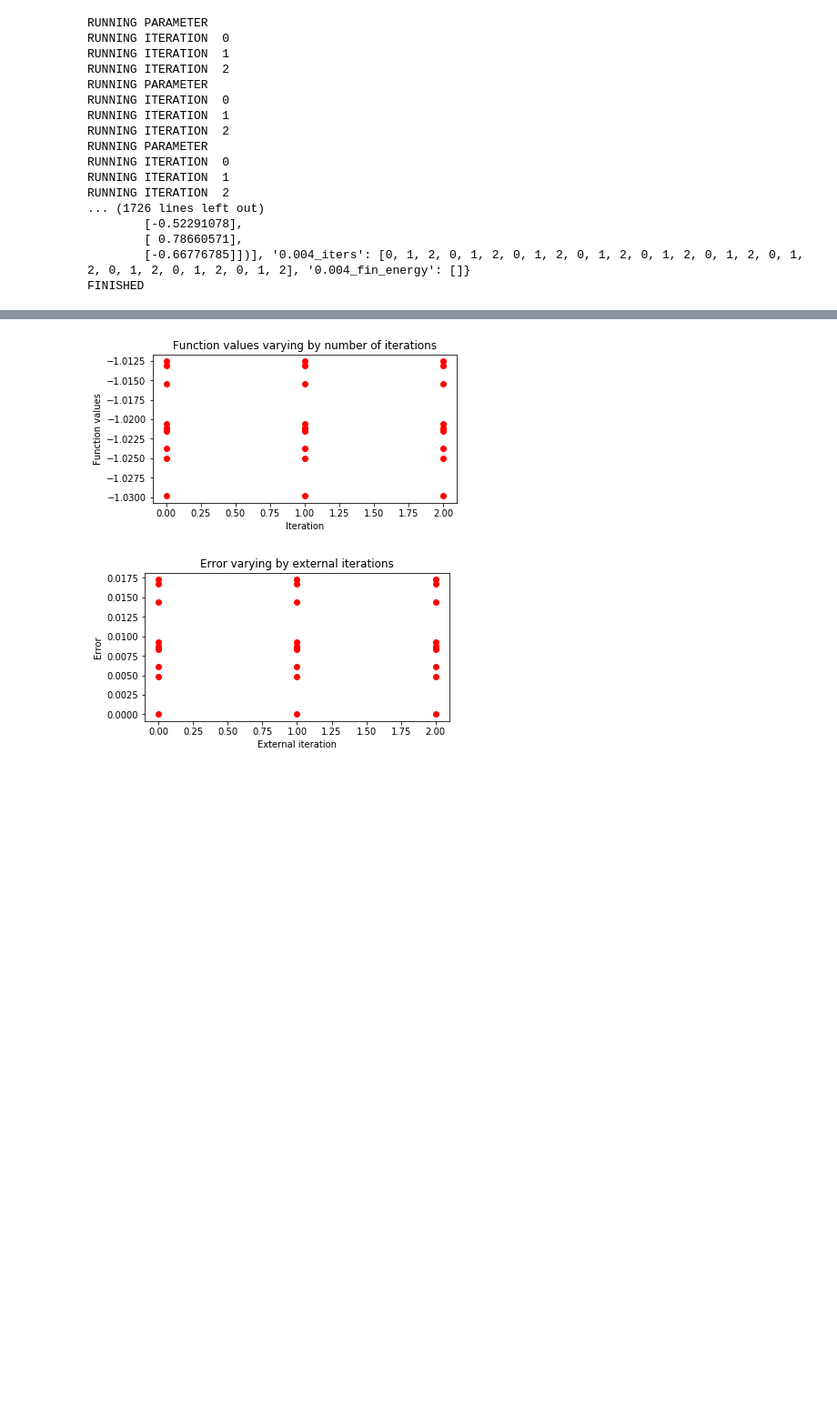
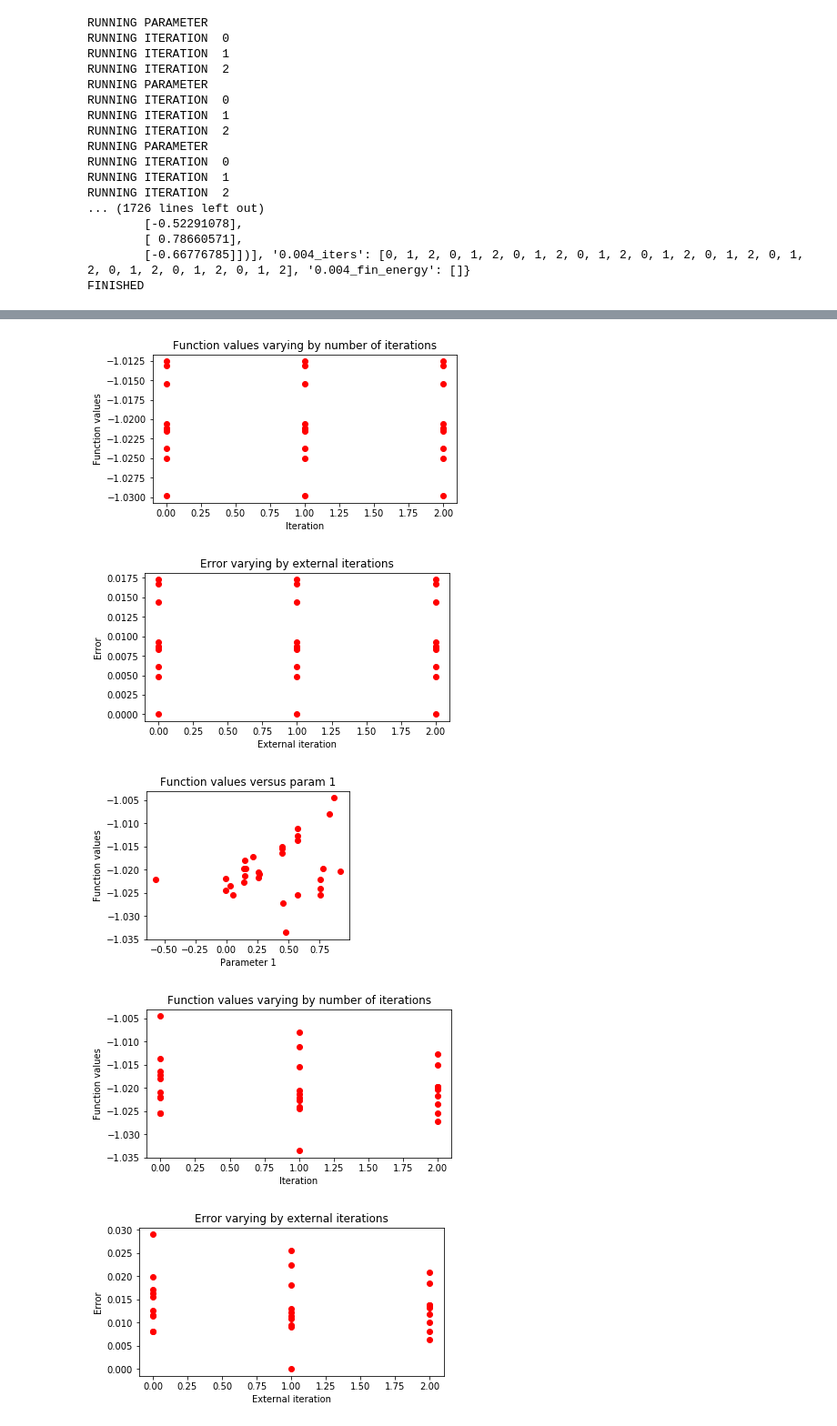
Before and after one commit to ana-tudor/Circuit_Notebooks, a Jupyter notebook: ipy_notebooks/Test_imfil_py.ipynb, the cells around one changed output, grey strips where cells are left out. Shown at 91% size. Cells and saved outputs as stored; diff of their text form; code cells hidden in the pictures; blank space fills up the shorter version.

Commit message:
forgot to graph noise

```diff
--- a/ipy_notebooks/Test_imfil_py.ipynb
+++ b/ipy_notebooks/Test_imfil_py.ipynb
@@ -327,4 +327,8 @@ def display_data(res, n):
     gen_error_plot(iters, fin_energies)
 # %%
 display_data(results, 0.0)
+
+display_data(results, 0.001)
+
+display_data(results, 0.004)
 # %% [output]
@@ -335,3 +341,6 @@ display_data(results, 0.0)
 [figure]
 [figure]
 [figure]
+[figure, added]
+[figure, added]
+[figure, added]
```
Also changed, not shown: parts of 2 cells of this notebook.
